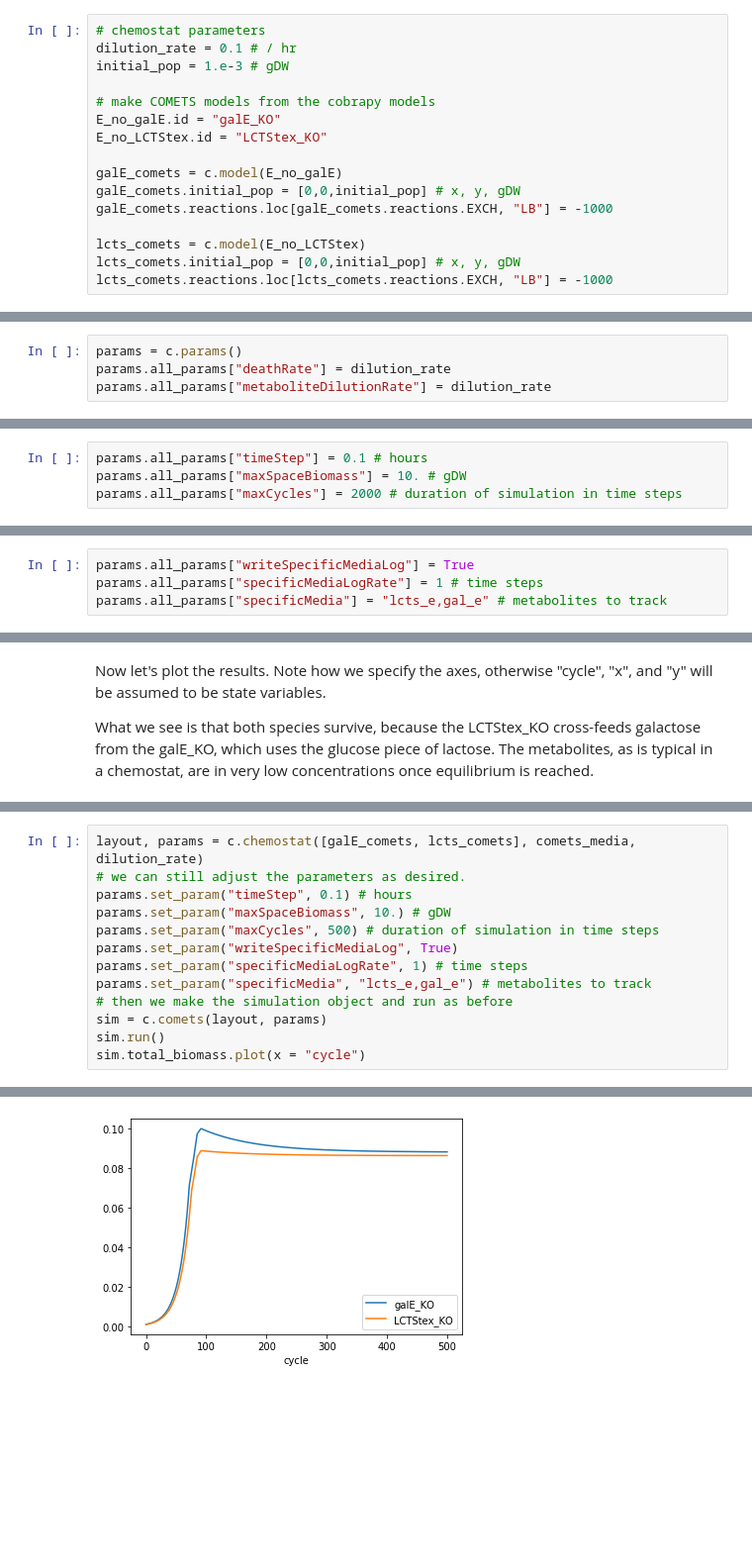
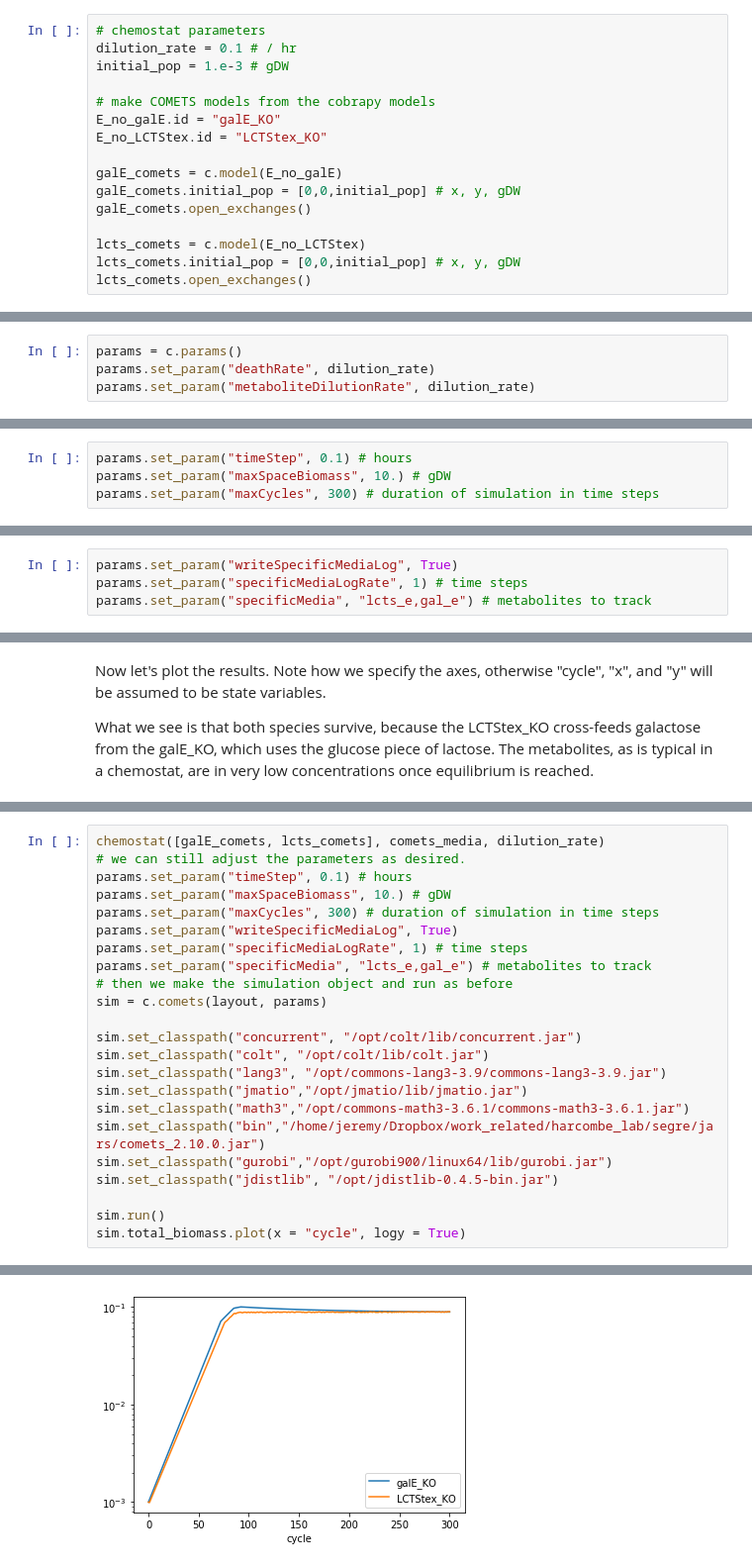
Before and after one commit to segrelab/COMETS_Protocols, a Jupyter notebook: COMETS_protocols/COMETS_example_chemostat/chemostat_notebook.ipynb, the cells around one changed output, grey strips where cells are left out. Shown at 99% size. Drawn from its saved outputs; the diff is of its cells as text; blank space fills up the shorter version.

Commit message:
chemostat notebook updated for cometspy

```diff
--- a/COMETS_protocols/COMETS_example_chemostat/chemostat_notebook.ipynb
+++ b/COMETS_protocols/COMETS_example_chemostat/chemostat_notebook.ipynb
@@ -72,11 +72,11 @@ E_no_LCTStex.id = "LCTStex_KO"
 
 galE_comets = c.model(E_no_galE)
 galE_comets.initial_pop = [0,0,initial_pop] # x, y, gDW
-galE_comets.reactions.loc[galE_comets.reactions.EXCH, "LB"] = -1000
+galE_comets.open_exchanges()
 
 lcts_comets = c.model(E_no_LCTStex)
 lcts_comets.initial_pop = [0,0,initial_pop] # x, y, gDW
-lcts_comets.reactions.loc[lcts_comets.reactions.EXCH, "LB"] = -1000
+lcts_comets.open_exchanges()
 # %% [markdown]
 Now we are going to use the manual method for making a chemostat. Recall that cobrapy media are set using exchange reaction IDs, whereas COMETS media are set using metabolite ids. We can easily take care of this difference with a dictionary comprehension. Here we do that, then generate a layout, and add the media components to that layout.
 # %%
@@ -96,19 +96,19 @@ for key, value in comets_media.items():
 The rest of the chemostat--the outflow--is setup in the parameters using metaboliteDilutionRate and deathRate. These should be set equal to the desired dilution rate. Here we generate a parameters object and set these values.
 # %%
 params = c.params()
-params.all_params["deathRate"] = dilution_rate
-params.all_params["metaboliteDilutionRate"] = dilution_rate
+params.set_param("deathRate", dilution_rate)
+params.set_param("metaboliteDilutionRate", dilution_rate)
 # %% [markdown]
 Let's also adjust a few other parameters.
 # %%
-params.all_params["timeStep"] = 0.1 # hours
-params.all_params["maxSpaceBiomass"] = 10. # gDW
-params.all_params["maxCycles"] = 2000 # duration of simulation in time steps
+params.set_param("timeStep", 0.1) # hours
+params.set_param("maxSpaceBiomass", 10.) # gDW
+params.set_param("maxCycles", 300) # duration of simulation in time steps
 # %% [markdown]
 Finally, let's keep track of two key metabolites: lactose and galactose. We do this using the specificMedia log, and choosing the metabolites with a comma-separated string with no spaces.
 # %%
-params.all_params["writeSpecificMediaLog"] = True
-params.all_params["specificMediaLogRate"] = 1 # time steps
-params.all_params["specificMedia"] = "lcts_e,gal_e" # metabolites to track
+params.set_param("writeSpecificMediaLog", True)
+params.set_param("specificMediaLogRate", 1) # time steps
+params.set_param("specificMedia", "lcts_e,gal_e") # metabolites to track
 # %% [markdown]
 Now the chemostat aspects are setup using the layout and the parameters. Therefore, we can generate a COMETS simulation, run it, and then examine the biomass and metabolites.
@@ -150,14 +160,24 @@ The above code required setting chemostat parameters in multiple places. We offe
 # %%
-layout, params = c.chemostat([galE_comets, lcts_comets], comets_media, dilution_rate)
+chemostat([galE_comets, lcts_comets], comets_media, dilution_rate)
 # we can still adjust the parameters as desired.
 params.set_param("timeStep", 0.1) # hours
 params.set_param("maxSpaceBiomass", 10.) # gDW
-params.set_param("maxCycles", 500) # duration of simulation in time steps
+params.set_param("maxCycles", 300) # duration of simulation in time steps
 params.set_param("writeSpecificMediaLog", True)
 params.set_param("specificMediaLogRate", 1) # time steps
 params.set_param("specificMedia", "lcts_e,gal_e") # metabolites to track
 # then we make the simulation object and run as before
 sim = c.comets(layout, params)
+
+sim.set_classpath("concurrent", "/opt/colt/lib/concurrent.jar")
+sim.set_classpath("colt", "/opt/colt/lib/colt.jar")
+sim.set_classpath("lang3", "/opt/commons-lang3-3.9/commons-lang3-3.9.jar")
+sim.set_classpath("jmatio","/opt/jmatio/lib/jmatio.jar")
+sim.set_classpath("math3","/opt/commons-math3-3.6.1/commons-math3-3.6.1.jar")
+sim.set_classpath("bin","/home/jeremy/Dropbox/work_related/harcombe_lab/segre/jars/comets_2.10.0.jar")
+sim.set_classpath("gurobi","/opt/gurobi900/linux64/lib/gurobi.jar")
+sim.set_classpath("jdistlib", "/opt/jdistlib-0.4.5-bin.jar")
+
 sim.run()
-sim.total_biomass.plot(x = "cycle")
+sim.total_biomass.plot(x = "cycle", logy = True)
 # %% [output]
@@ -177,6 +197,6 @@ gluegen_rt_natives      /Dropbox/work_related/harcombe_lab/segre/comets/bin/lib/
        look at the current comets.JAVA_CLASSPATH to see how this should look.
 
 Running COMETS simulation ...
 Done!
 <matplotlib.axes._subplots.AxesSubplot at 0x...>
-[figure, old version]
+[figure, new version]
```
Also changed, not shown: parts of 7 cells of this notebook, 30 other files.
